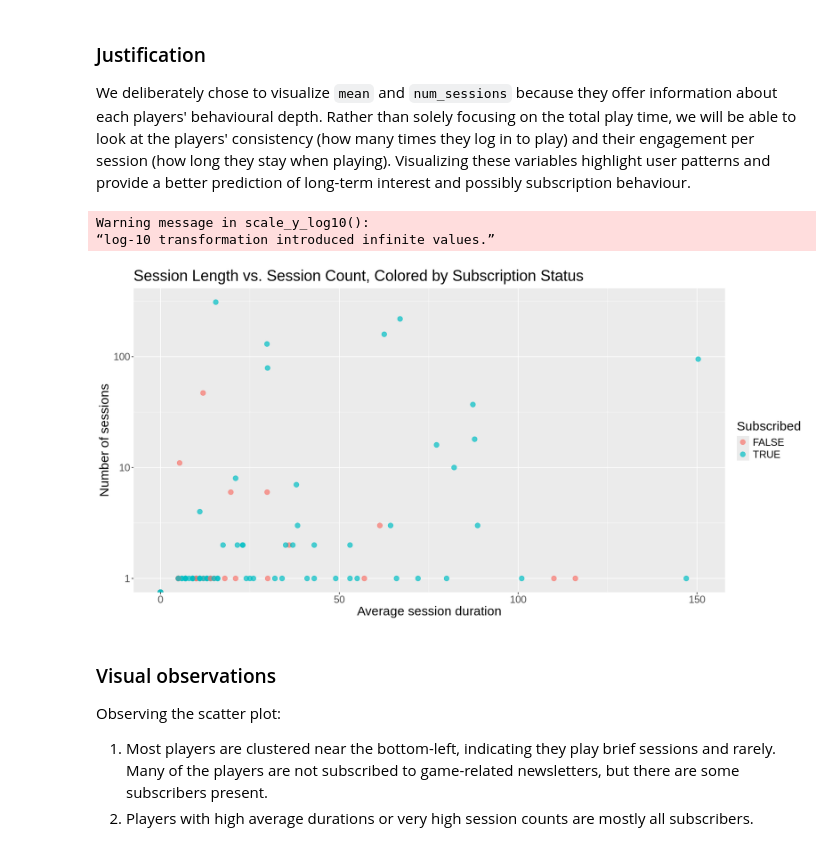
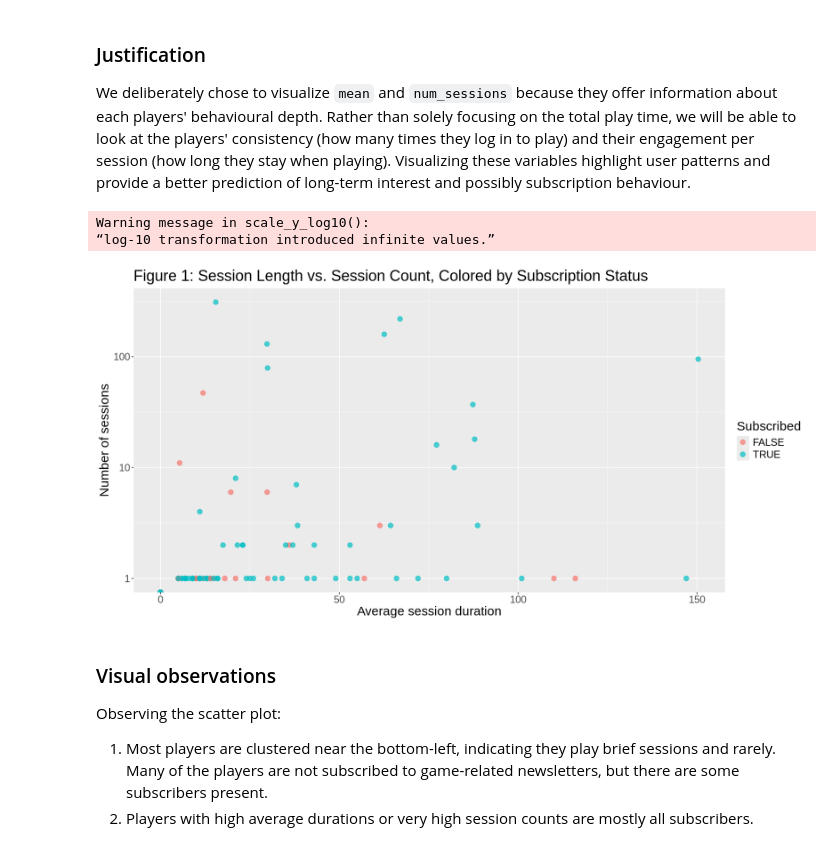
Before and after one commit to YoyoLiu314/group-project, a Jupyter notebook: group_project.ipynb, the cells around one changed output. Drawn from its saved outputs; the diff is of its cells as text; code cells hidden in the pictures.

```diff
--- a/group_project.ipynb
+++ b/group_project.ipynb
@@ -212,27 +178,27 @@ We deliberately chose to visualize `mean` and `num_sessions` because they offer
 # %%
 set.seed(1019)
 # Split the data
 split <- initial_split(players_numeric, prop = 0.75)
 play_train <- training(split)
 play_test <- testing(split)
 
 # Scatter plot for visualization (mean vs. num_sessions)
 options(repr.plot.width = 14, repr.plot.height = 7)
 length_count_plot <- ggplot(play_train, aes(x = mean, y = num_sessions, color = subscribe)) +
     geom_point(alpha = 0.7, size = 3) +
     labs(
-        title = "Session Length vs. Session Count, Colored by Subscription Status",
+        title = "Figure 1: Session Length vs. Session Count, Colored by Subscription Status",
         x = "Average session duration",
         y = "Number of sessions",
         color = "Subscribed"
         ) +
     scale_y_log10() +
     theme(text = element_text(size = 18))
 length_count_plot
 # %% [output]
 Warning message in scale_y_log10():
 “log-10 transformation introduced infinite values.”
-[figure, old version]
+[figure, new version]
 # %% [markdown]
 ### Visual observations
 Observing the scatter plot:
```
Also changed, not shown: parts of 11 cells of this notebook.
